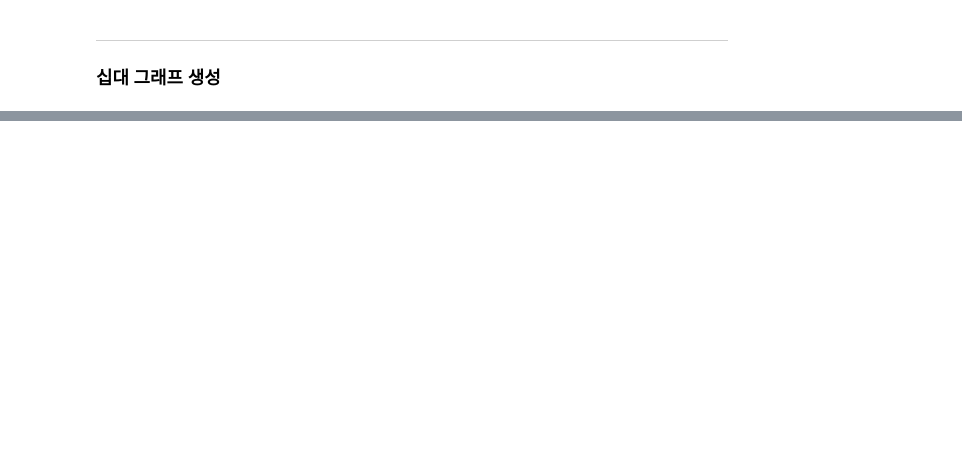
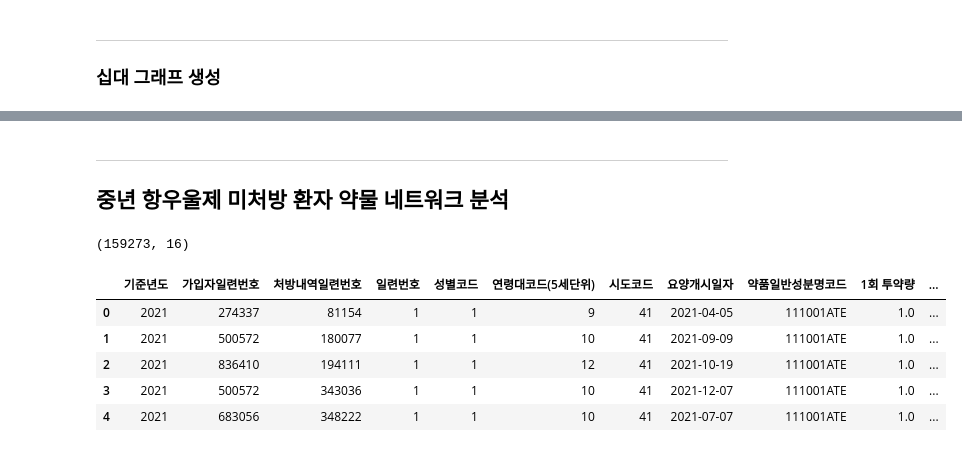
Before and after one commit to YuHan-J-Nam/Drug_Coprescription_Network_Analysis, a Jupyter notebook: 5_non_ad_patients_NA.ipynb, the cells around one changed output, grey strips where cells are left out. Cells and saved outputs as stored; diff of their text form; code cells hidden in the pictures; blank space fills up the shorter version.

Commit message:
Created graphs for teens, middle-aged, and over 65 and visualized through gephi

```diff
--- a/5_non_ad_patients_NA.ipynb
+++ b/5_non_ad_patients_NA.ipynb
@@ -244,3 +244,21 @@ for node in G_teens.nodes:
 # %%
 # Gephi로 시각화를 위해 그래프를 저장합니다.
 nx.write_gexf(G_teens, './data/gephi/no_depression_teens_prescription_network.gexf')
+# %% [markdown]
+---
+## 중년 항우울제 미처방 환자 약물 네트워크 분석
+# %%
+# 데이터를 불러옵니다.
+data_middle_aged = pd.read_csv('./data/prescription_middle_aged_comor_sample_2021.csv')
+# %%
+# 데이터의 첫 다섯 줄을 출력합니다.
+print(data_middle_aged.shape)
+data_middle_aged.head()
+# %% [output]
+(159273, 16)
+|  | 기준년도 | 가입자일련번호 | 처방내역일련번호 | 일련번호 | 성별코드 | 연령대코드(5세단위) | 시도코드 | 요양개시일자 | 약품일반성분명코드 | 1회 투약량 | ... |
+| 0 | 2021 | 274337 | 81154 | 1 | 1 | 9 | 41 | 2021-04-05 | 111001ATE | 1.0 | ... |
+| 1 | 2021 | 500572 | 180077 | 1 | 1 | 10 | 41 | 2021-09-09 | 111001ATE | 1.0 | ... |
+| 2 | 2021 | 836410 | 194111 | 1 | 1 | 12 | 41 | 2021-10-19 | 111001ATE | 1.0 | ... |
+| 3 | 2021 | 500572 | 343036 | 1 | 1 | 10 | 41 | 2021-12-07 | 111001ATE | 1.0 | ... |
+| 4 | 2021 | 683056 | 348222 | 1 | 1 | 10 | 41 | 2021-07-07 | 111001ATE | 1.0 | ... |
```
Also changed, not shown: parts of 9 cells of this notebook, 9 other files.
